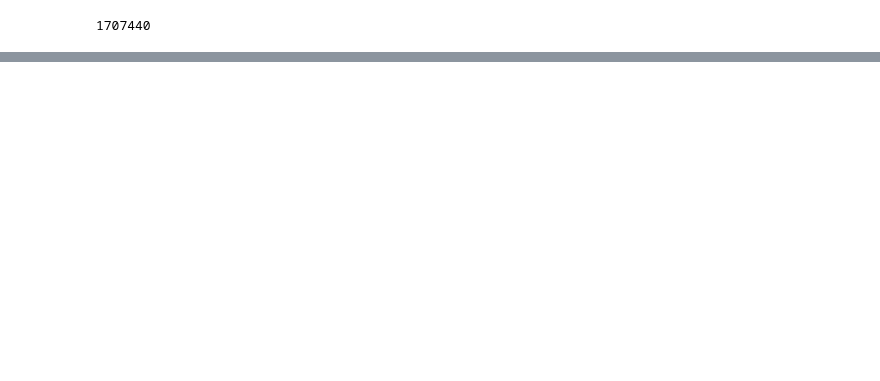
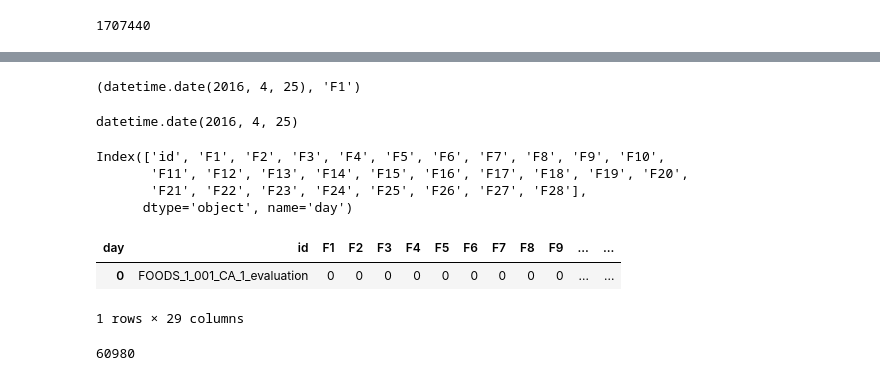
Before and after one commit to cluePrints/data-sci-fience, a Jupyter notebook: m5-forecasting-accuracy/0400. Model - fastai tabular melt.ipynb, the cells around one changed output, grey strips where cells are left out. Cells and saved outputs as stored; diff of their text form; code cells hidden in the pictures; blank space fills up the shorter version.

```diff
--- a/m5-forecasting-accuracy/0400. Model - fastai tabular melt.ipynb
+++ b/m5-forecasting-accuracy/0400. Model - fastai tabular melt.ipynb
@@ -263,0 +276,3 @@ len(df_preds['y_pred'])
+# %%
+df_sample_submission_melt['sales'] = np.where(df_preds['y_pred'] > threshold, 1, 0)
+df_sample_submission_melt.head(1)
@@ -263,0 +288,3 @@ len(df_preds['y_pred'])
+# %%
+submission = df_sample_submission_melt.pivot(index='id', columns='day', values='sales').reset_index()
+submission.head(1)
@@ -263,0 +295,31 @@ len(df_preds['y_pred'])
+# %%
+d_1_date = pd.to_datetime(submission.columns[1])
+mapping = {(d_1_date + timedelta(days=day-1)).date():f'F{day}' for day in range(1,29)}
+mapping['id'] = 'id'
+# %%
+list(mapping.items())[0]
+# %% [output]
+(datetime.date(2016, 4, 25), 'F1')
+# %%
+submission.columns[1]
+# %% [output]
+datetime.date(2016, 4, 25)
+# %%
+submission.columns.map(mapping)
+# %% [output]
+Index(['id', 'F1', 'F2', 'F3', 'F4', 'F5', 'F6', 'F7', 'F8', 'F9', 'F10',
+       'F11', 'F12', 'F13', 'F14', 'F15', 'F16', 'F17', 'F18', 'F19', 'F20',
+       'F21', 'F22', 'F23', 'F24', 'F25', 'F26', 'F27', 'F28'],
+      dtype='object', name='day')
+# %%
+submission.columns = submission.columns.map(mapping)
+# %%
+submission.head(1)
+# %% [output]
+| day | id | F1 | F2 | F3 | F4 | F5 | F6 | F7 | F8 | F9 | ... | ... |
+| 0 | FOODS_1_001_CA_1_evaluation | 0 | 0 | 0 | 0 | 0 | 0 | 0 | 0 | 0 | ... | ... |
+1 rows × 29 columns
+# %%
+len(submission)
+# %% [output]
+60980
```
Also changed, not shown: parts of 19 cells of this notebook.
